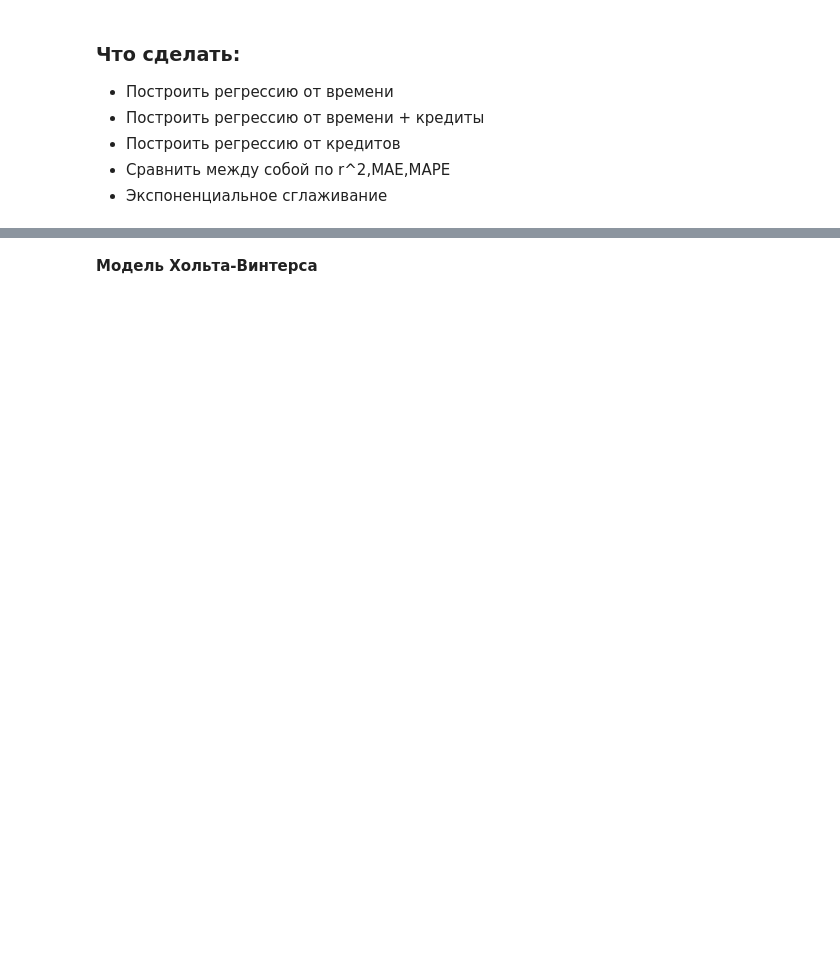
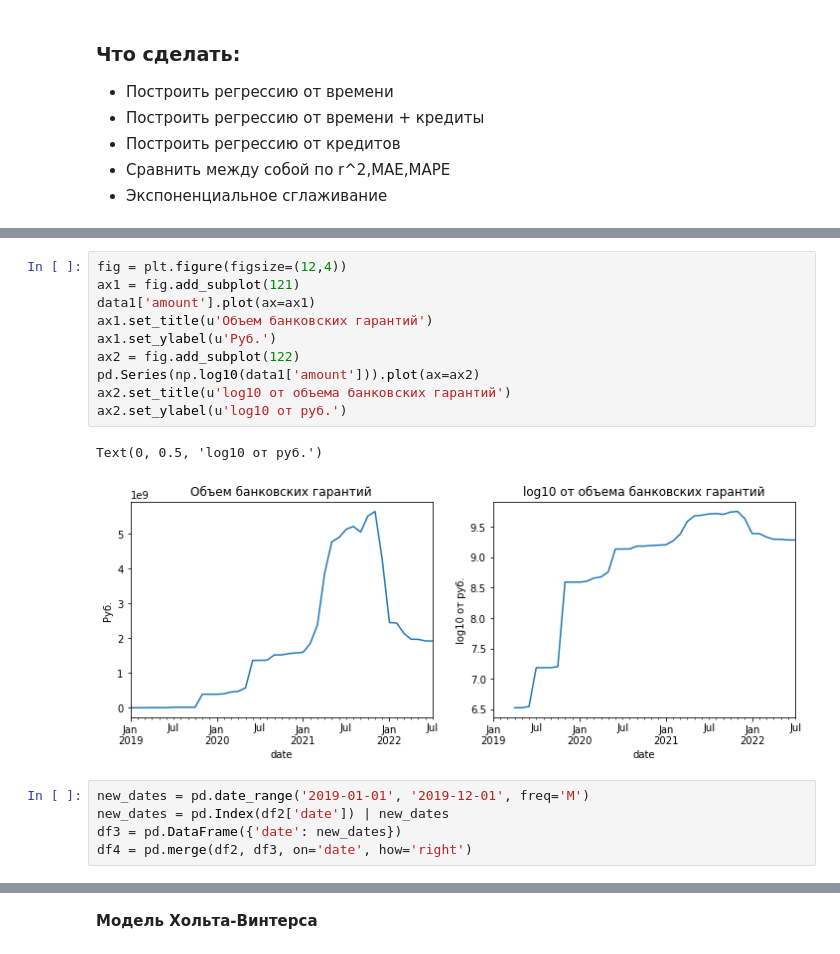
Before and after one commit to lisa2271/Praktika, a Jupyter notebook: praktika.ipynb, the cells around one changed output, grey strips where cells are left out. Cells and saved outputs as stored; diff of their text form; blank space fills up the shorter version.

```diff
--- a/praktika.ipynb
+++ b/praktika.ipynb
@@ -234,0 +219,18 @@ plot_acf(stl.resid)
+# %%
+fig = plt.figure(figsize=(12,4))
+ax1 = fig.add_subplot(121)
+data1['amount'].plot(ax=ax1)
+ax1.set_title(u'Объем банковских гарантий')
+ax1.set_ylabel(u'Руб.')
+ax2 = fig.add_subplot(122)
+pd.Series(np.log10(data1['amount'])).plot(ax=ax2)
+ax2.set_title(u'log10 от объема банковских гарантий')
+ax2.set_ylabel(u'log10 от руб.')
+# %% [output]
+Text(0, 0.5, 'log10 от руб.')
+[figure, added]
+# %%
+new_dates = pd.date_range('2019-01-01', '2019-12-01', freq='M')
+new_dates = pd.Index(df2['date']) | new_dates
+df3 = pd.DataFrame({'date': new_dates})
+df4 = pd.merge(df2, df3, on='date', how='right')
```
Also changed, not shown: parts of 75 cells of this notebook, 1 other file.
